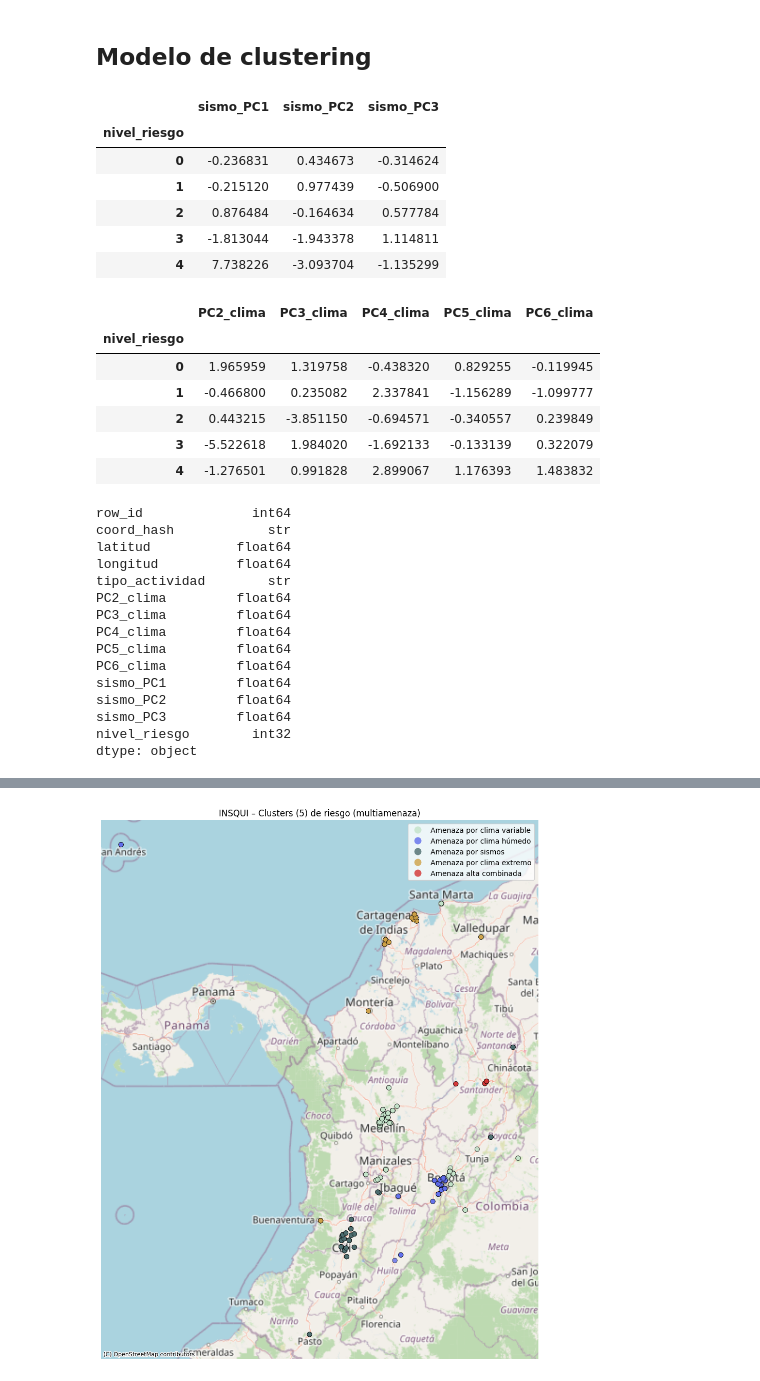
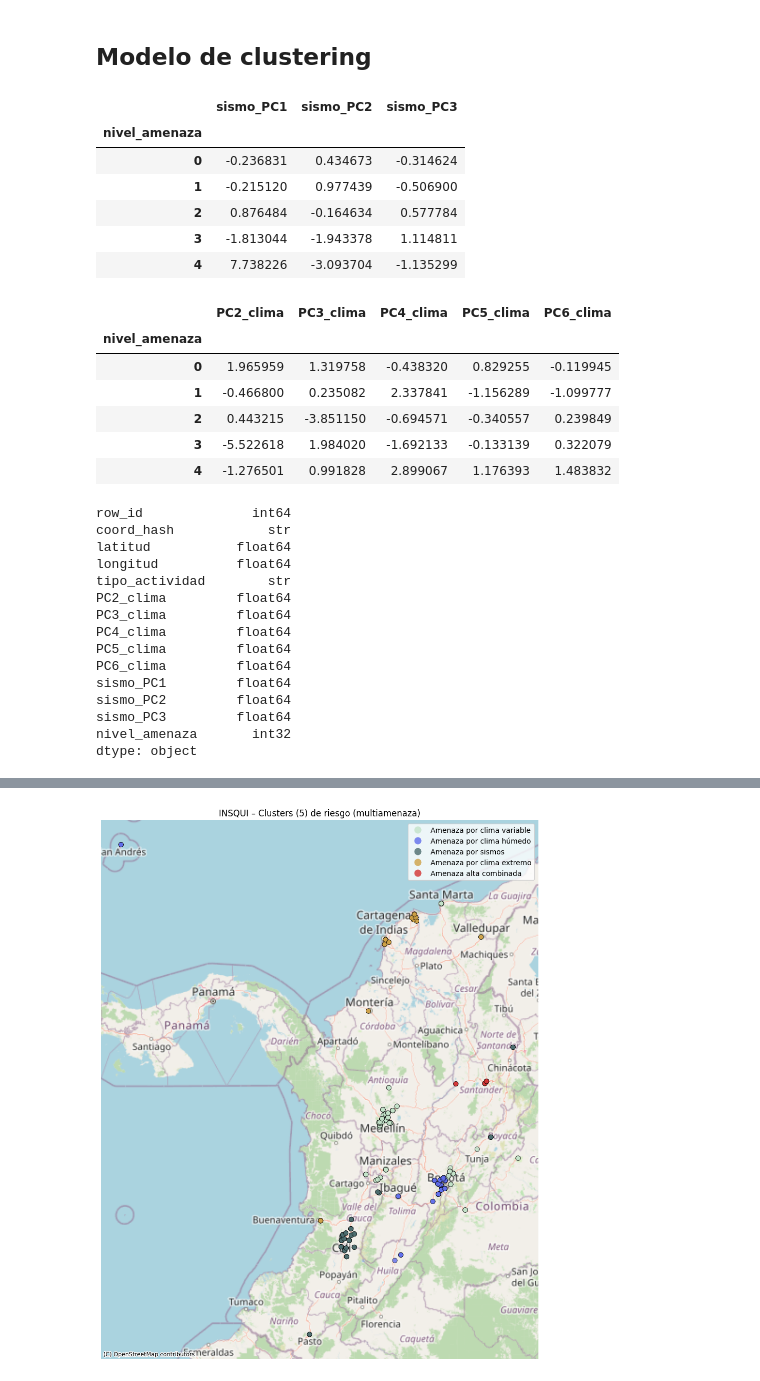
Before and after one commit to Leoman-mor/insqui_analisis_sedes, a Jupyter notebook: notebooks/03_modeling/03_threat.ipynb, the cells around one changed output, grey strips where cells are left out. Cells and saved outputs as stored; diff of their text form; code cells hidden in the pictures.

```diff
--- a/notebooks/03_modeling/03_threat.ipynb
+++ b/notebooks/03_modeling/03_threat.ipynb
@@ -135,30 +135,30 @@ k = 5
 
 kmeans = KMeans(n_clusters=k, random_state=42, n_init=20)
 df_final_5 = df_final.copy()
-df_final_5["nivel_riesgo"] = kmeans.fit_predict(X_scaled)
+df_final_5["nivel_amenaza"] = kmeans.fit_predict(X_scaled)
 # %%
-df_final_5.groupby("nivel_riesgo")[[
+df_final_5.groupby("nivel_amenaza")[[
     "sismo_PC1",
     "sismo_PC2",
     "sismo_PC3"
 ]].mean()
 # %% [output]
 |  | sismo_PC1 | sismo_PC2 | sismo_PC3 |
-| nivel_riesgo |  |  |  |
+| nivel_amenaza |  |  |  |
 | 0 | -0.236831 | 0.434673 | -0.314624 |
 | 1 | -0.215120 | 0.977439 | -0.506900 |
 | 2 | 0.876484 | -0.164634 | 0.577784 |
 | 3 | -1.813044 | -1.943378 | 1.114811 |
 | 4 | 7.738226 | -3.093704 | -1.135299 |
 # %%
-df_final_5.groupby("nivel_riesgo")[[
+df_final_5.groupby("nivel_amenaza")[[
     "PC2_clima", "PC3_clima",
     "PC4_clima", "PC5_clima",
     "PC6_clima"
 ]].mean()
 # %% [output]
 |  | PC2_clima | PC3_clima | PC4_clima | PC5_clima | PC6_clima |
-| nivel_riesgo |  |  |  |  |  |
+| nivel_amenaza |  |  |  |  |  |
 | 0 | 1.965959 | 1.319758 | -0.438320 | 0.829255 | -0.119945 |
 | 1 | -0.466800 | 0.235082 | 2.337841 | -1.156289 | -1.099777 |
 | 2 | 0.443215 | -3.851150 | -0.694571 | -0.340557 | 0.239849 |
@@ -180,7 +180,7 @@ PC6_clima         float64
 sismo_PC1         float64
 sismo_PC2         float64
 sismo_PC3         float64
-nivel_riesgo        int32
+nivel_amenaza       int32
 dtype: object
 # %%
 map_amenaza = {
```
Also changed, not shown: parts of 3 cells of this notebook, 3 other files.
